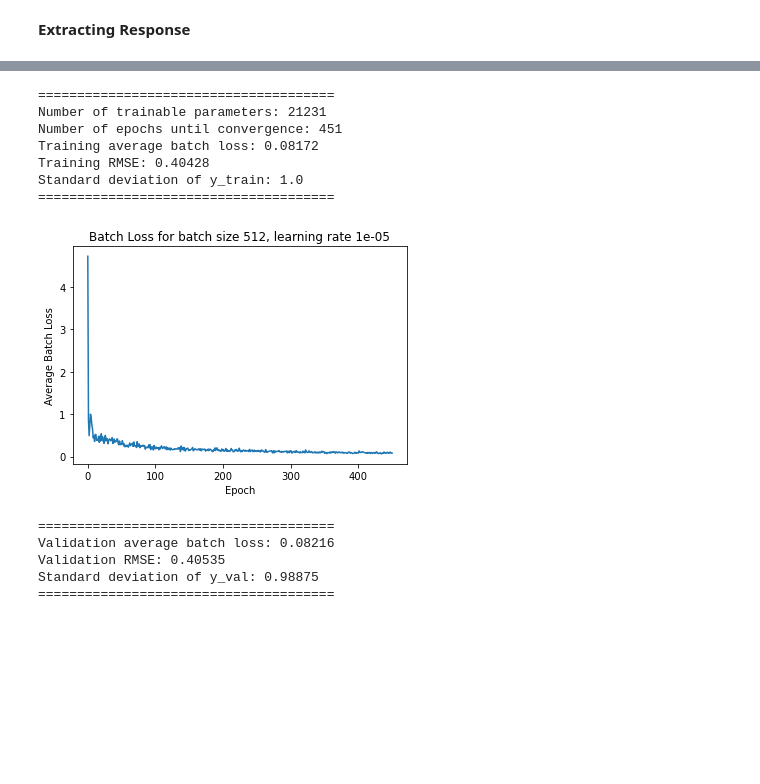
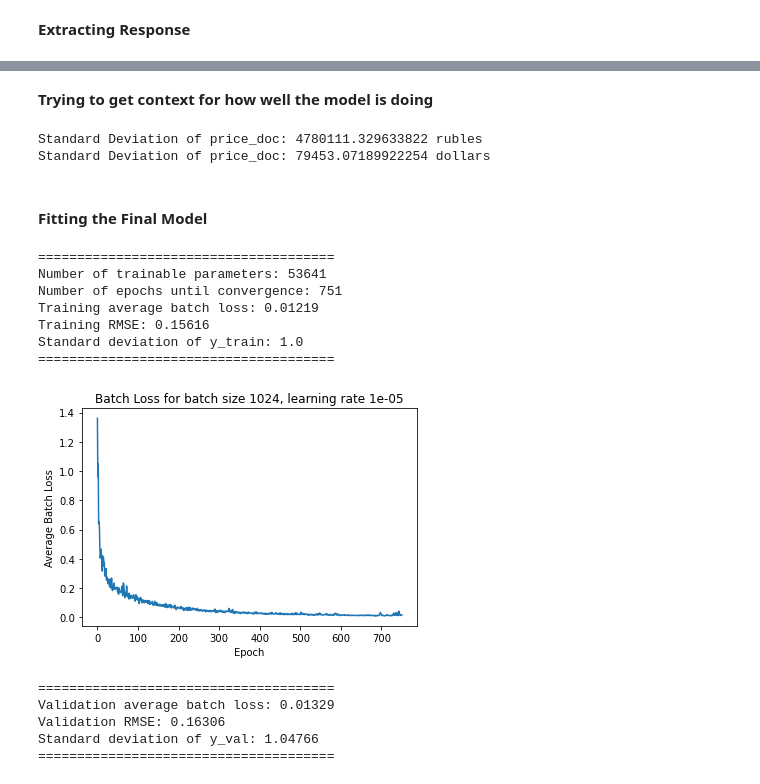
Before and after one commit to MasonOgden/Data401Project3, a Jupyter notebook: neural_network.ipynb, the cells around one changed output, grey strips where cells are left out. Cells and saved outputs as stored; diff of their text form; code cells hidden in the pictures; blank space fills up the shorter version.

```diff
--- a/neural_network.ipynb
+++ b/neural_network.ipynb
@@ -542,25 +469,25 @@ jdata = pd.read_csv('josiah_final_data.csv')
 
 # remove timestamp
 jdata_feat = jdata.drop(columns=['timestamp'])
-X_train, X_val = train_test_split(jdata_feat, test_size=0.1)
+X_train_j, X_val_j = train_test_split(jdata_feat, test_size=0.1)
 # %% [markdown]
 **Standardizing Predictors and Response**
 # %%
-standardizer = StandardScaler().fit(X_train)
-X_train_std = standardizer.transform(X_train)
-X_val_std = standardizer.transform(X_val)
+standardizer = StandardScaler().fit(X_train_j)
+X_train_j_std = standardizer.transform(X_train_j)
+X_val_j_std = standardizer.transform(X_val_j)
 # %% [markdown]
 **Extracting Response**
 # %%
 # remove response and save
-y_train_std = X_train_std[:, -1]
-X_train_std = X_train_std[:, :-1]
+y_train_j_std = X_train_j_std[:, -1]
+X_train_j_std = X_train_j_std[:, :-1]
 
 # remove response and save
-y_val_std = X_val_std[:, -1]
-X_val_std = X_val_std[:, :-1]
+y_val_j_std = X_val_j_std[:, -1]
+X_val_j_std = X_val_j_std[:, :-1]
 
-print("Standard Deviation of y_train_std: {:.5f}".format(y_train_std.std()))
-print("Standard Deviation of y_val_std: {:.5f}".format(y_val_std.std()))
+print("Standard Deviation of y_train_std: {:.5f}".format(y_train_j_std.std()))
+print("Standard Deviation of y_val_std: {:.5f}".format(y_val_j_std.std()))
 # %% [output]
 Standard Deviation of y_train_std: 1.00000
@@ -568,40 +566,40 @@ Standard Deviation of y_val_std: 0.98875
+# %% [markdown]
+**Trying to get context for how well the model is doing**
+# %%
+train = pd.read_csv('../sberbank-russian-housing-market/train.csv')
+
+print("Standard Deviation of price_doc: {} rubles".format(train["price_doc"].std()))
+print("Standard Deviation of price_doc: {} dollars".format(train["price_doc"].std() * 0.01662159444))
+# %% [output]
+Standard Deviation of price_doc: 4780111.329633822 rubles
+Standard Deviation of price_doc: 79453.07189922254 dollars
+# %% [markdown]
+#### Fitting the Final Model
 # %%
-# Hyperparameters:
-batch_size = 512
-learning_rate = 0.00001
-max_num_iterations = 750
-depth = 7
-width = 55
-#conv_crit = 0.0008
-conv_crit = 0.001
-
-
-# Training:
-train_net = NeuralNetwork(depth, width,
-                          batch_size,
-                          learning_rate_init = learning_rate,
-                          max_num_iterations = max_num_iterations,
-                          convergence_criteria = conv_crit,
+final_net = NeuralNetwork(depth=7, width=90,
+                          batch_size=1024,
+                          learning_rate_init = 0.00001,
+                          max_num_iterations = 750,
+                          convergence_criteria = 0.001,
                           momentum=0.9,
                           activation = "leaky relu",
                           lambda_rate = 1,
                           weight_initialization = 'He')
 
-
-train_net.fit(X_train_std, y_train_std)
-train_net.train_metrics()
-train_net.validate(X_val_std, y_val_std)
+final_net.fit(X_train_j_std, y_train_j_std)
+final_net.train_metrics()
+final_net.validate(X_val_j_std, y_val_j_std)
 # %% [output]
 ======================================
-Number of trainable parameters: 21231
-Number of epochs until convergence: 451
-Training average batch loss: 0.08172
-Training RMSE: 0.40428
+Number of trainable parameters: 53641
+Number of epochs until convergence: 751
+Training average batch loss: 0.01219
+Training RMSE: 0.15616
 Standard deviation of y_train: 1.0
 ======================================
-[figure, old version]
+[figure, new version]
 ======================================
-Validation average batch loss: 0.08216
-Validation RMSE: 0.40535
-Standard deviation of y_val: 0.98875
+Validation average batch loss: 0.01329
+Validation RMSE: 0.16306
+Standard deviation of y_val: 1.04766
 ======================================
```
Also changed, not shown: parts of 19 cells of this notebook, 14 other files.
